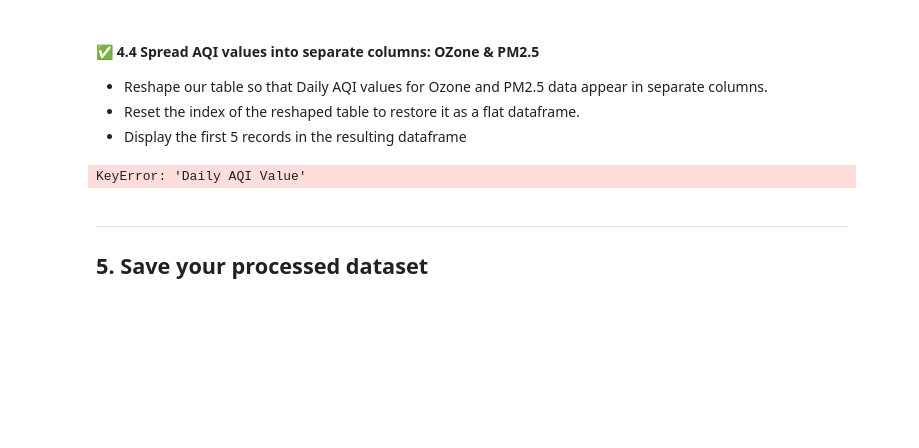
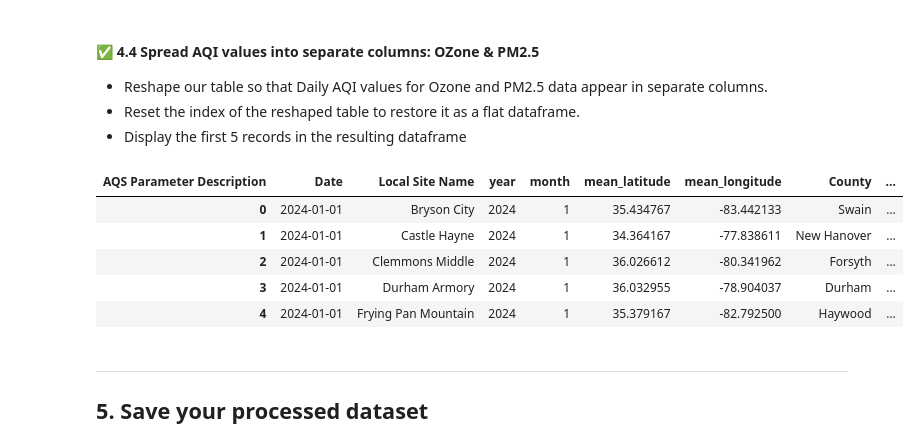
Before and after one commit to lamthieu1101/ENV700, a Jupyter notebook: Assignments/qt29_A4-Wrangling.ipynb, the cells around one changed output. Saved outputs shown, nothing was run; the diff lists cells and outputs as text; code cells hidden in the pictures; blank space fills up the shorter version.

```diff
--- a/Assignments/qt29_A4-Wrangling.ipynb
+++ b/Assignments/qt29_A4-Wrangling.ipynb
@@ -331,19 +310,25 @@ pollutant_summary_with_calculated_columns.head()
 # %%
 # 4.4 Spread data so Ozone, PM2.5 daily AQI valiues occupy separate columns
 
 
-
-season_temperature_wide = (
-    pollutant_summary
+pollutant_wide = (
+    pollutant_summary_with_calculated_columns
     .pivot_table(
-        index=['Date','Local Site Name', 'Year', 'Month', 'Site Latitude', 'Site Longitude', 'County'],
+        index=['Date', 'Local Site Name', 'year', 'month', 'mean_latitude', 'mean_longitude', 'County'],
         columns='AQS Parameter Description',
-        values='Daily AQI Value'
+        values='mean_AQI'
     )
     .reset_index()
 )
+
+pollutant_wide.head()
 # %% [output]
-KeyError: 'Daily AQI Value'
+| AQS Parameter Description | Date | Local Site Name | year | month | mean_latitude | mean_longitude | County | ... |
+| 0 | 2024-01-01 | Bryson City | 2024 | 1 | 35.434767 | -83.442133 | Swain | ... |
+| 1 | 2024-01-01 | Castle Hayne | 2024 | 1 | 34.364167 | -77.838611 | New Hanover | ... |
+| 2 | 2024-01-01 | Clemmons Middle | 2024 | 1 | 36.026612 | -80.341962 | Forsyth | ... |
+| 3 | 2024-01-01 | Durham Armory | 2024 | 1 | 36.032955 | -78.904037 | Durham | ... |
+| 4 | 2024-01-01 | Frying Pan Mountain | 2024 | 1 | 35.379167 | -82.792500 | Haywood | ... |
 # %% [markdown]
 ---
 ## 5. Save your processed dataset
```
Also changed, not shown: parts of 5 cells of this notebook, 1 other file.
